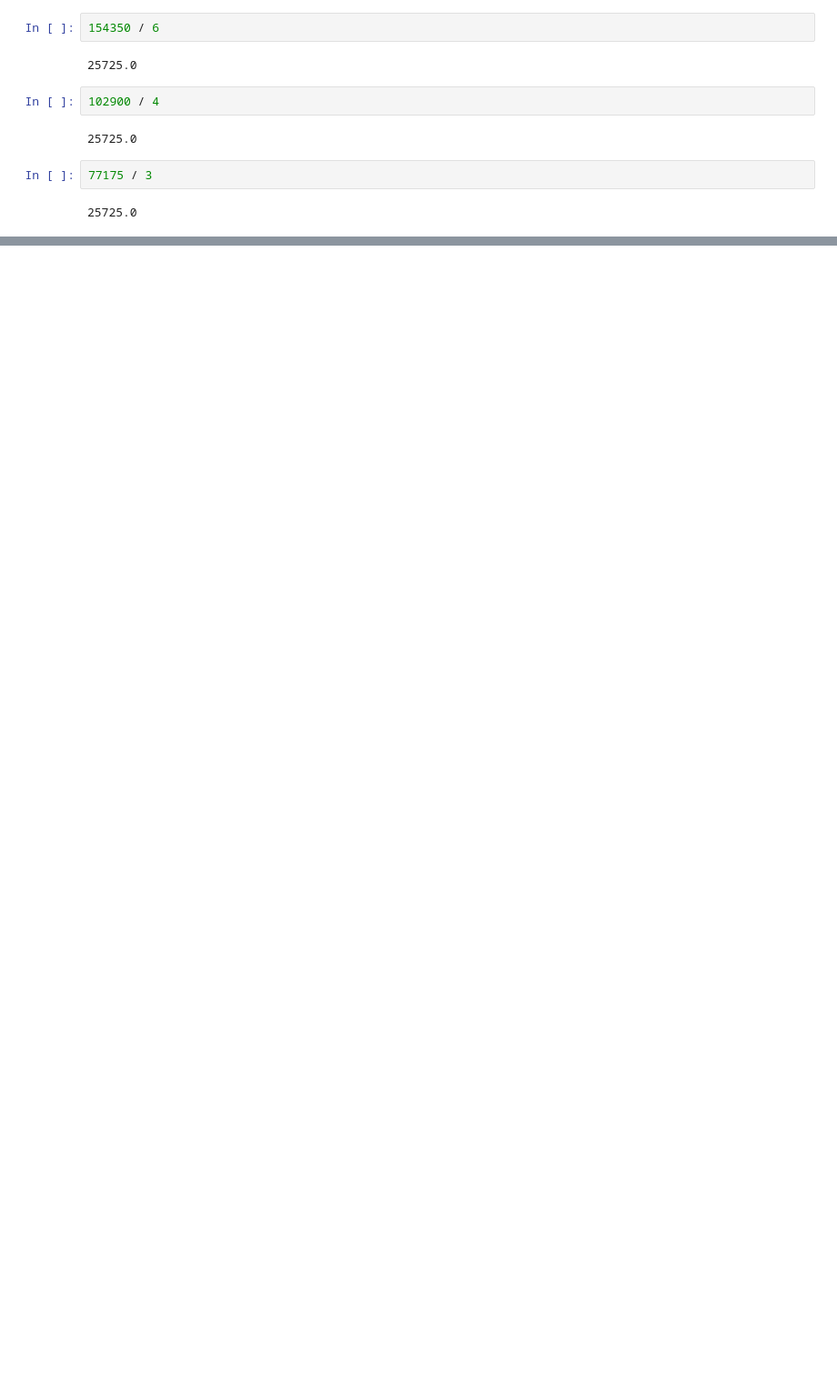
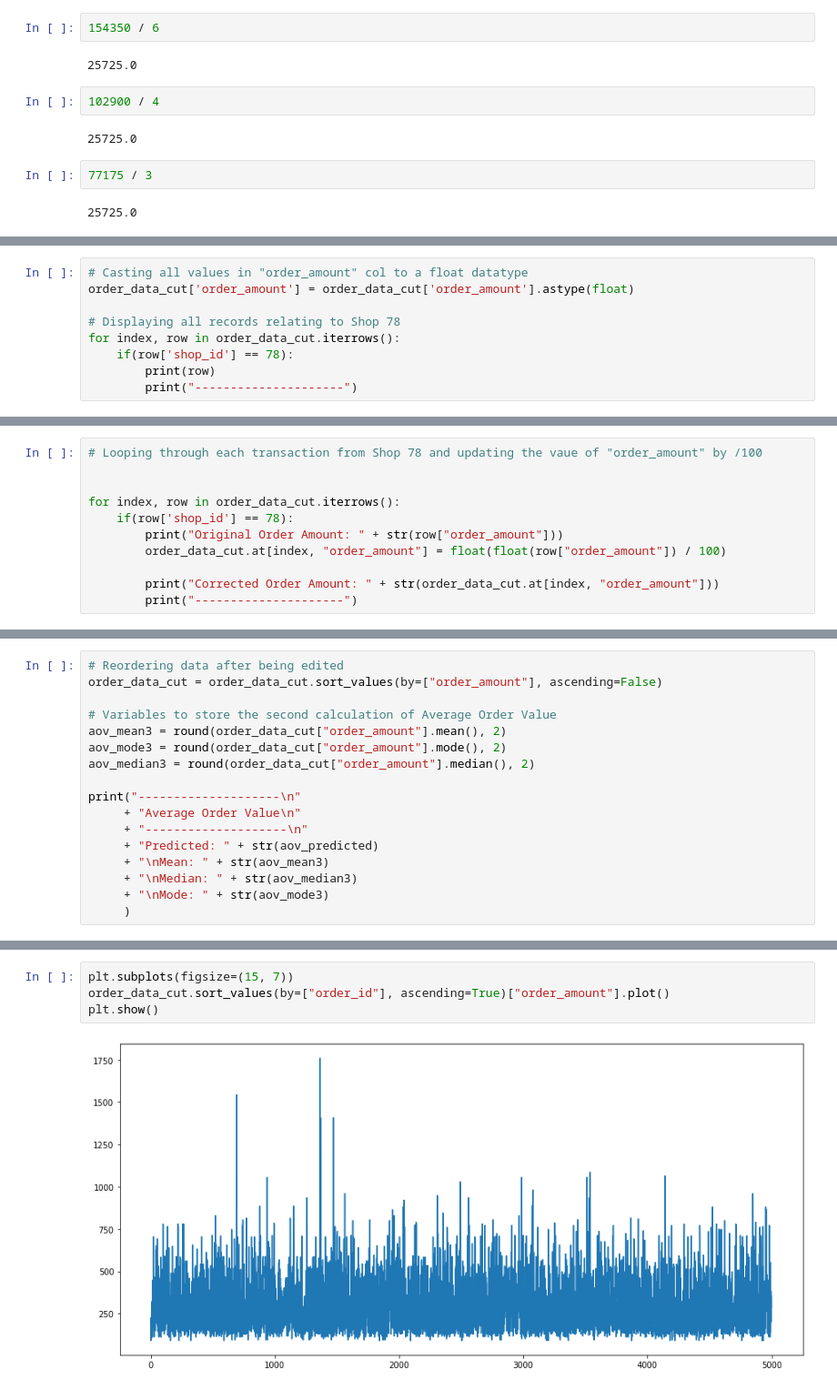
Before and after one commit to lck3nny/Shopify-Data-Science-Intern-Challenge, a Jupyter notebook: Shopify Q1.ipynb, the cells around one changed output, grey strips where cells are left out. Shown at 91% size. Drawn from its saved outputs; the diff is of its cells as text; blank space fills up the shorter version.

```diff
--- a/Shopify Q1.ipynb
+++ b/Shopify Q1.ipynb
@@ -170,0 +169,9 @@ As stated above, each shop only sells one style of shoe. Although each of these
+# %%
+# Casting all values in "order_amount" col to a float datatype
+order_data_cut['order_amount'] = order_data_cut['order_amount'].astype(float)
+
+# Displaying all records relating to Shop 78
+for index, row in order_data_cut.iterrows():
+    if(row['shop_id'] == 78):
+        print(row)
+        print("---------------------")
@@ -170,0 +196,11 @@ As stated above, each shop only sells one style of shoe. Although each of these
+# %%
+# Looping through each transaction from Shop 78 and updating the vaue of "order_amount" by /100
+
+
+for index, row in order_data_cut.iterrows():
+    if(row['shop_id'] == 78):
+        print("Original Order Amount: " + str(row["order_amount"]))
+        order_data_cut.at[index, "order_amount"] = float(float(row["order_amount"]) / 100)
+
+        print("Corrected Order Amount: " + str(order_data_cut.at[index, "order_amount"]))
+        print("---------------------")
@@ -170,0 +229,17 @@ As stated above, each shop only sells one style of shoe. Although each of these
+# %%
+# Reordering data after being edited
+order_data_cut = order_data_cut.sort_values(by=["order_amount"], ascending=False)
+
+# Variables to store the second calculation of Average Order Value
+aov_mean3 = round(order_data_cut["order_amount"].mean(), 2)
+aov_mode3 = round(order_data_cut["order_amount"].mode(), 2)
+aov_median3 = round(order_data_cut["order_amount"].median(), 2)
+
+print("--------------------\n"
+     + "Average Order Value\n"
+     + "--------------------\n"
+     + "Predicted: " + str(aov_predicted)
+     + "\nMean: " + str(aov_mean3)
+     + "\nMedian: " + str(aov_median3)
+     + "\nMode: " + str(aov_mode3)
+     )
@@ -170,0 +298,6 @@ As stated above, each shop only sells one style of shoe. Although each of these
+# %%
+plt.subplots(figsize=(15, 7))
+order_data_cut.sort_values(by=["order_id"], ascending=True)["order_amount"].plot()
+plt.show()
+# %% [output]
+[figure, added]
```
Also changed, not shown: parts of 10 cells of this notebook.
